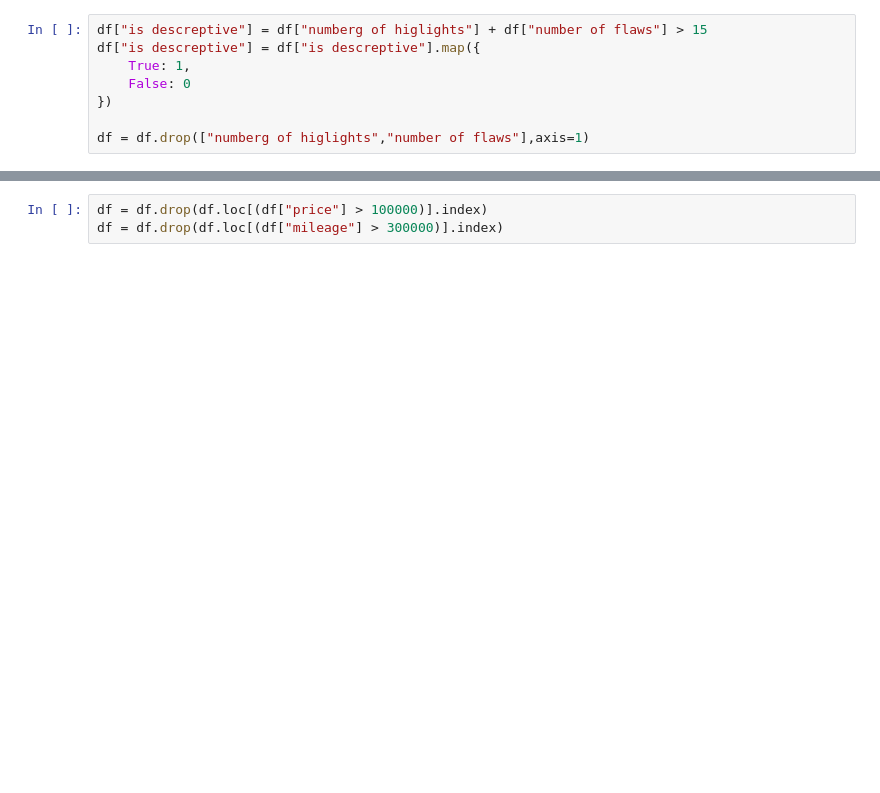
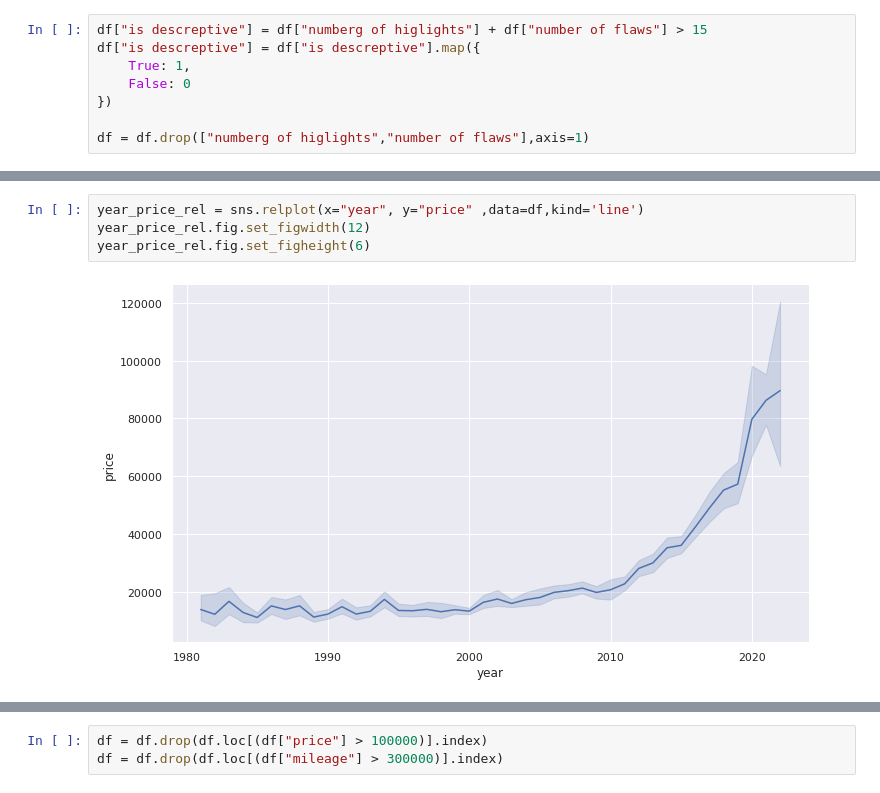
Before and after one commit to Daniel-Ros/DataScienceIFinalWork, a Jupyter notebook: regression.ipynb, the cells around one changed output, grey strips where cells are left out. Saved outputs shown, nothing was run; the diff lists cells and outputs as text; blank space fills up the shorter version.

```diff
--- a/regression.ipynb
+++ b/regression.ipynb
@@ -244,0 +235,6 @@ memory usage: 635.0+ KB
+# %%
+year_price_rel = sns.relplot(x="year", y="price" ,data=df,kind='line')
+year_price_rel.fig.set_figwidth(12)
+year_price_rel.fig.set_figheight(6)
+# %% [output]
+[figure, added]
```
Also changed, not shown: parts of 35 cells of this notebook, 1 other file.
